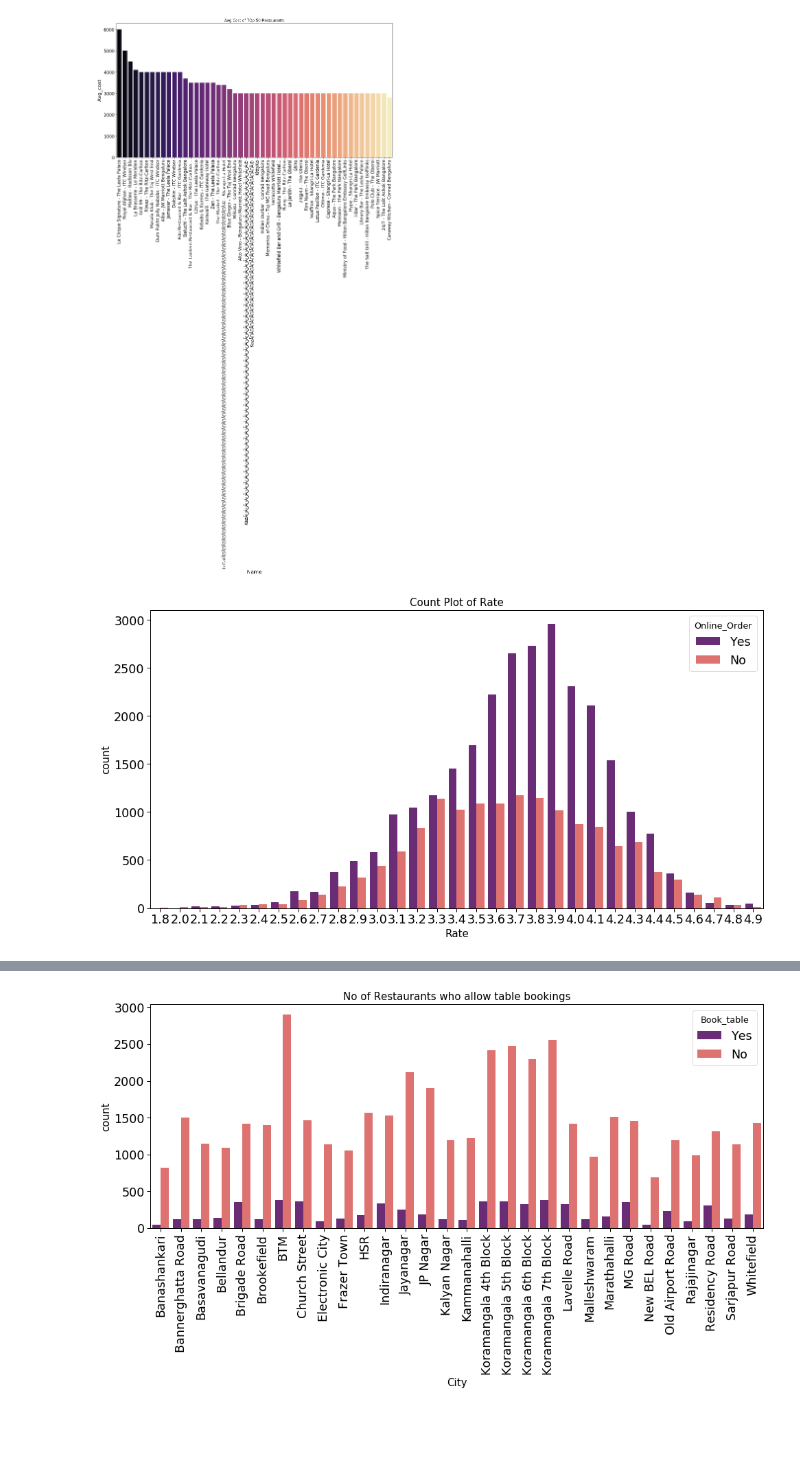
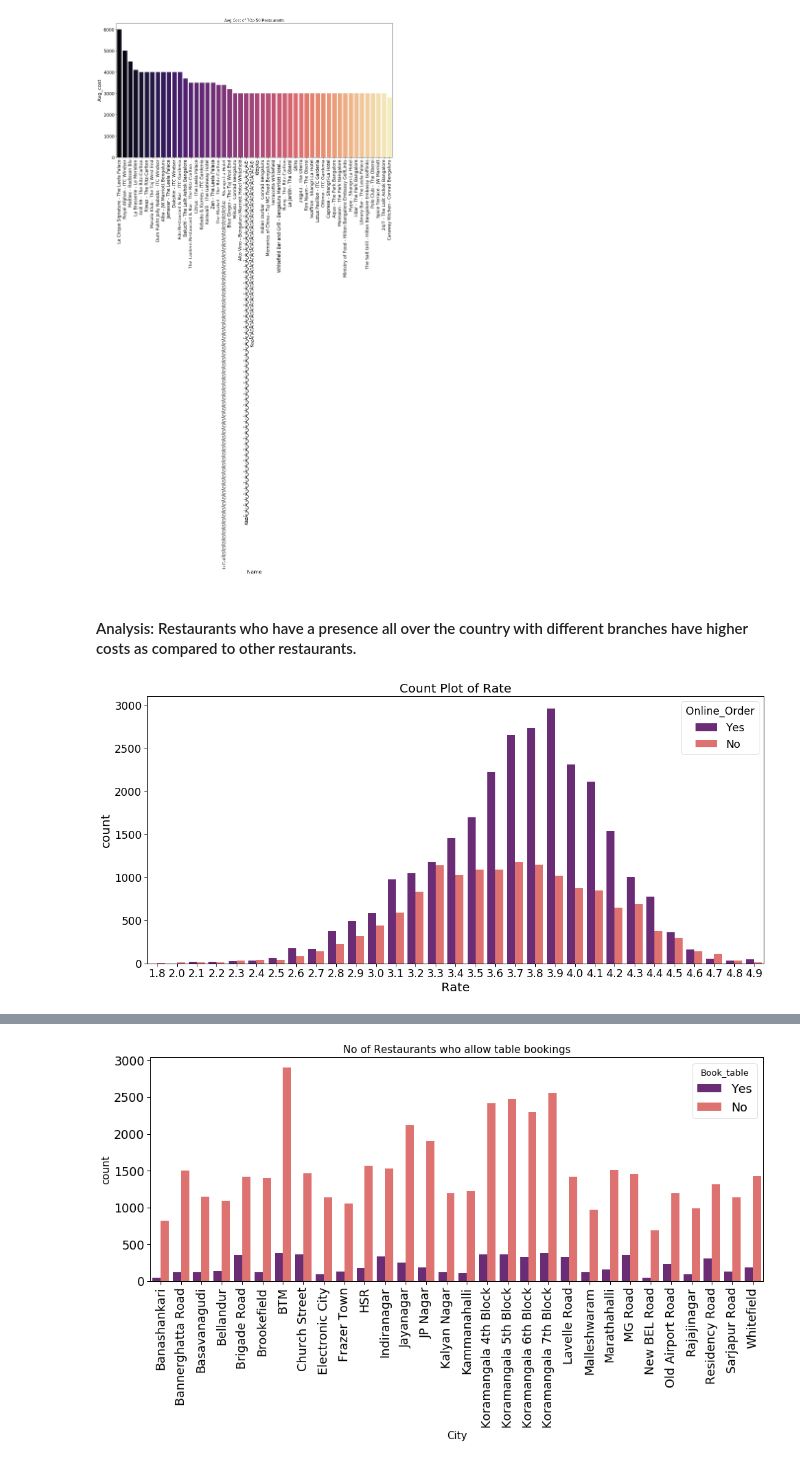
Before and after one commit to Saiyam-3/Zomato-Analysis-of-Restaurants-in-Bangalore, a Jupyter notebook: Zomato Project.ipynb, the cells around one changed output, grey strips where cells are left out. Cells and saved outputs as stored; diff of their text form; code cells hidden in the pictures; blank space fills up the shorter version.

```diff
--- a/Zomato Project.ipynb
+++ b/Zomato Project.ipynb
@@ -295,11 +329,13 @@ plt.xticks(rotation=90)
 plt.show()
 # %% [output]
 [figure]
+# %% [markdown]
+#### Analysis: Restaurants who have a presence all over the country with different branches have higher costs as compared to other restaurants.
 # %%
-plt.figure(figsize=(16,8))
+plt.figure(figsize=(18,8))
 sns.countplot(x='Rate',data=df,hue='Online_Order',palette='magma')
 plt.title('Count Plot of Rate')
 plt.show()
 # %% [output]
-[figure, old version]
+[figure, new version]
 # %%
```
Also changed, not shown: parts of 31 cells of this notebook.
